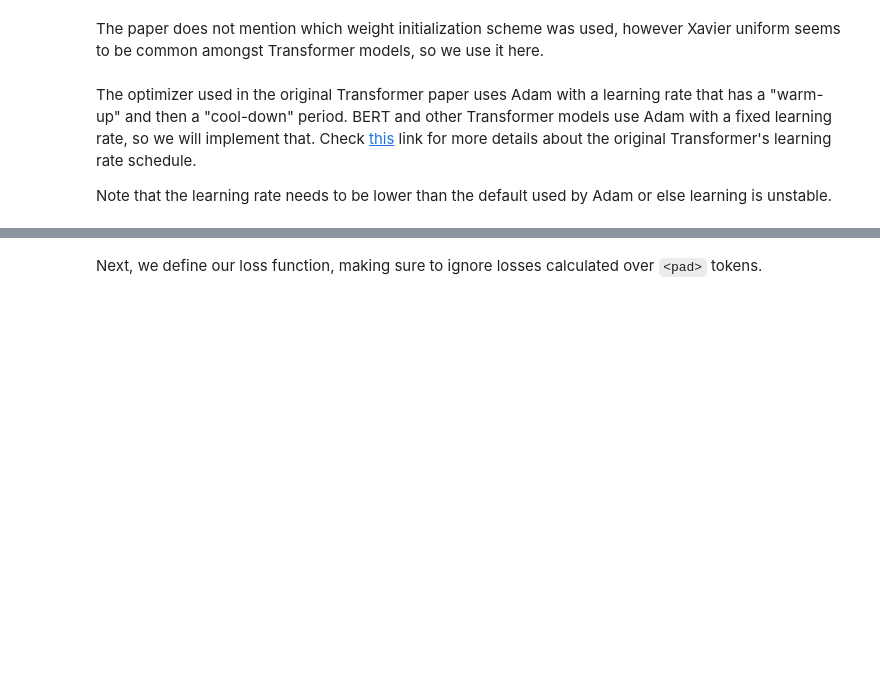
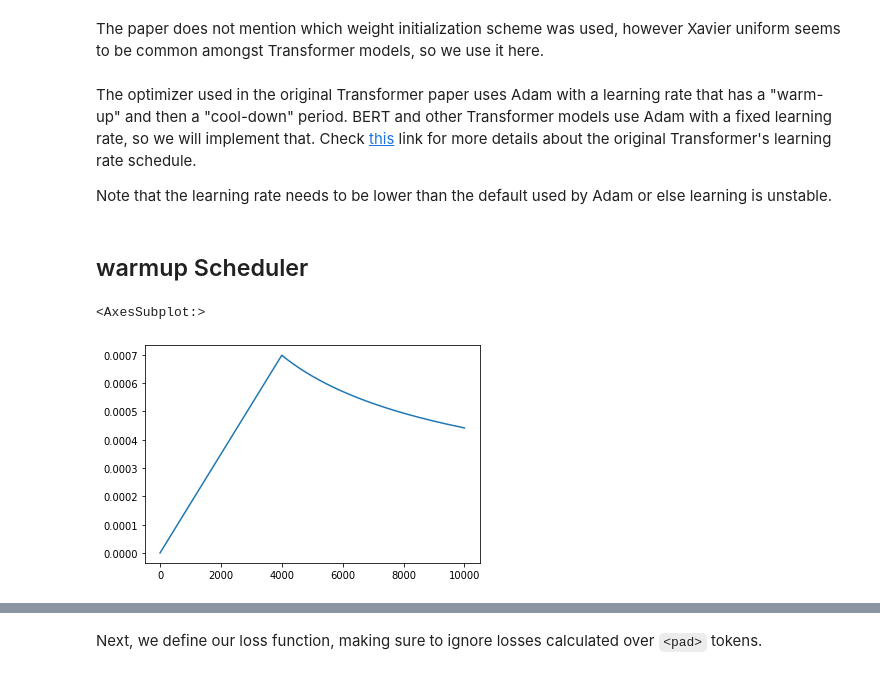
Before and after one commit to GyuminJack/torchstudy, a Jupyter notebook: 04Apr/01_refcode/6 - Attention is All You Need.ipynb, the cells around one changed output, grey strips where cells are left out. Saved outputs shown, nothing was run; the diff lists cells and outputs as text; code cells hidden in the pictures; blank space fills up the shorter version.

```diff
--- a/04Apr/01_refcode/6 - Attention is All You Need.ipynb
+++ b/04Apr/01_refcode/6 - Attention is All You Need.ipynb
@@ -672,0 +689,10 @@ optimizer = torch.optim.Adam(model.parameters(), lr = LEARNING_RATE)
+# %% [markdown]
+## warmup Scheduler
+# %%
+import seaborn as sns
+warmup_steps = 4000
+lrate = lambda HID_DIM, step_num : (HID_DIM ** -0.5) * min(step_num ** -0.5, step_num * (warmup_steps ** -1.5))
+sns.lineplot(data = [lrate(HID_DIM=512, step_num=i) for i in range(1, 10000)])
+# %% [output]
+<AxesSubplot:>
+[figure, added]
```
Also changed, not shown: parts of 29 cells of this notebook.
